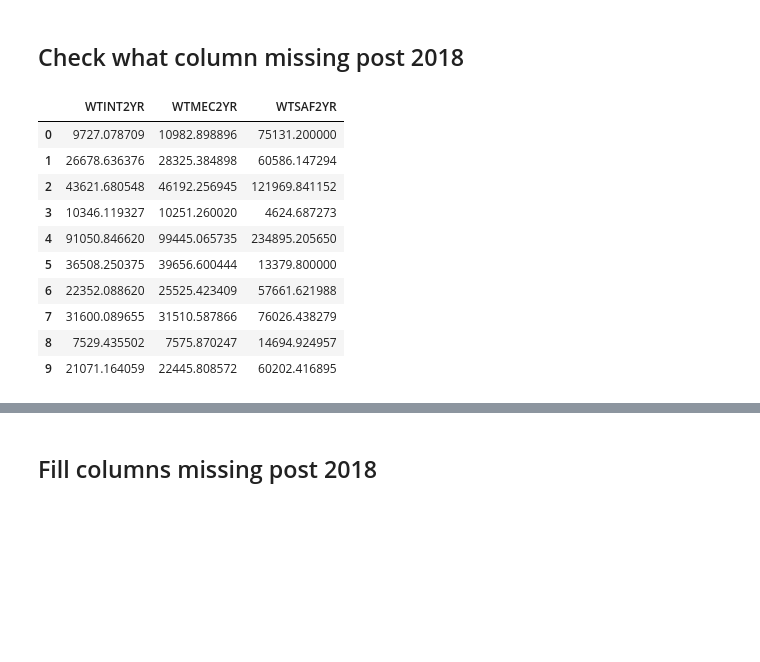
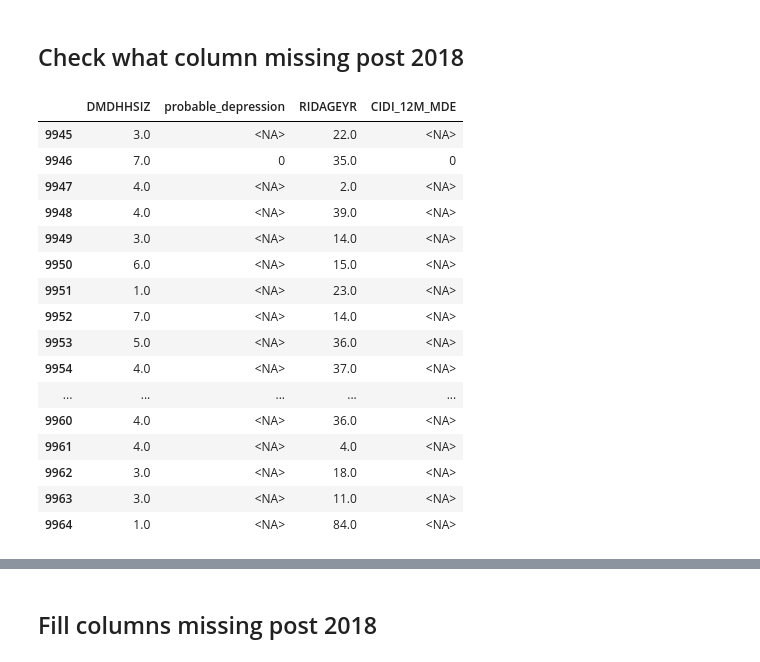
Before and after one commit to amydsy/sdoh-mediation-analysis, a Jupyter notebook: 07_align_to_lu.ipynb, the cells around one changed output, grey strips where cells are left out. Saved outputs shown, nothing was run; the diff lists cells and outputs as text; code cells hidden in the pictures; blank space fills up the shorter version.

```diff
--- a/07_align_to_lu.ipynb
+++ b/07_align_to_lu.ipynb
@@ -1206,22 +1204,24 @@ Still missing after aliasing: ['sdoh_score']
 # %% [markdown]
 ## Check what column missing post 2018
 # %%
-
-
-df_lu_cov_1999_2018[[  'WTINT2YR', 'WTMEC2YR', 'WTSAF2YR']].head(10)
-
-# 'SEQN','SDDSRVYR', 'SDMVPSU', 'SDMVSTRA'
+ df_my_cov_aligned.loc[df_my_cov_aligned["SDDSRVYR"].eq(1), ["DMDHHSIZ","probable_depression","RIDAGEYR", "CIDI_12M_MDE"]].tail(20)
 # %% [output]
-|  | WTINT2YR | WTMEC2YR | WTSAF2YR |
-| 0 | 9727.078709 | 10982.898896 | 75131.200000 |
-| 1 | 26678.636376 | 28325.384898 | 60586.147294 |
-| 2 | 43621.680548 | 46192.256945 | 121969.841152 |
-| 3 | 10346.119327 | 10251.260020 | 4624.687273 |
-| 4 | 91050.846620 | 99445.065735 | 234895.205650 |
-| 5 | 36508.250375 | 39656.600444 | 13379.800000 |
-| 6 | 22352.088620 | 25525.423409 | 57661.621988 |
-| 7 | 31600.089655 | 31510.587866 | 76026.438279 |
-| 8 | 7529.435502 | 7575.870247 | 14694.924957 |
-| 9 | 21071.164059 | 22445.808572 | 60202.416895 |
+|  | DMDHHSIZ | probable_depression | RIDAGEYR | CIDI_12M_MDE |
+| 9945 | 3.0 | <NA> | 22.0 | <NA> |
+| 9946 | 7.0 | 0 | 35.0 | 0 |
+| 9947 | 4.0 | <NA> | 2.0 | <NA> |
+| 9948 | 4.0 | <NA> | 39.0 | <NA> |
+| 9949 | 3.0 | <NA> | 14.0 | <NA> |
+| 9950 | 6.0 | <NA> | 15.0 | <NA> |
+| 9951 | 1.0 | <NA> | 23.0 | <NA> |
+| 9952 | 7.0 | <NA> | 14.0 | <NA> |
+| 9953 | 5.0 | <NA> | 36.0 | <NA> |
+| 9954 | 4.0 | <NA> | 37.0 | <NA> |
+| ... | ... | ... | ... | ... |
+| 9960 | 4.0 | <NA> | 36.0 | <NA> |
+| 9961 | 4.0 | <NA> | 4.0 | <NA> |
+| 9962 | 3.0 | <NA> | 18.0 | <NA> |
+| 9963 | 3.0 | <NA> | 11.0 | <NA> |
+| 9964 | 1.0 | <NA> | 84.0 | <NA> |
 # %%
 
```
Also changed, not shown: parts of 7 cells of this notebook.
